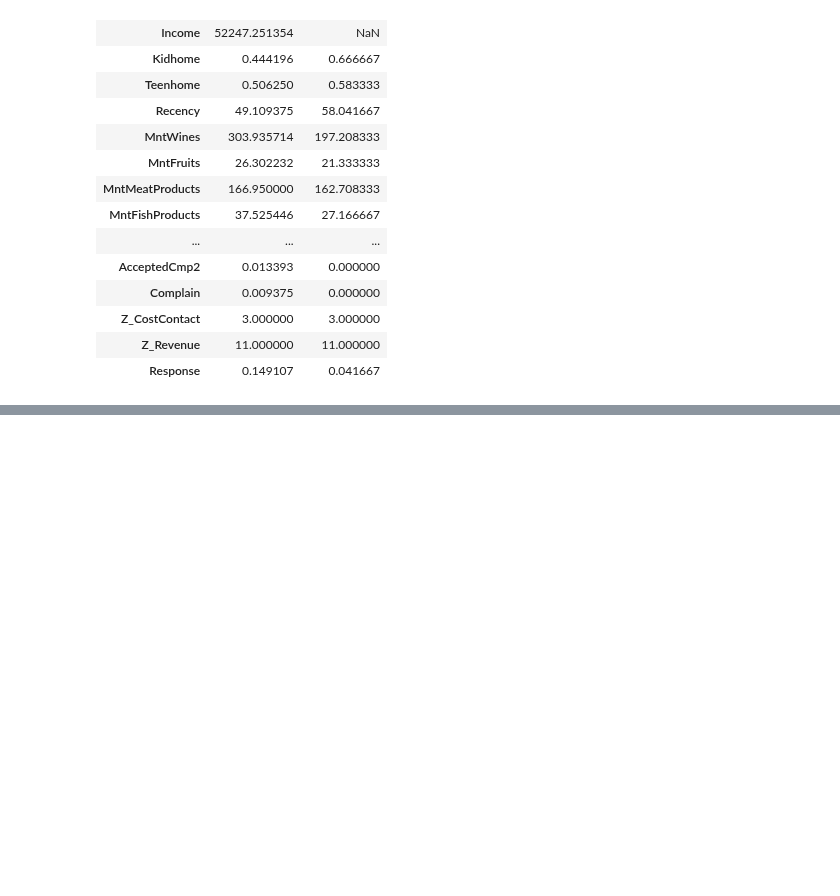
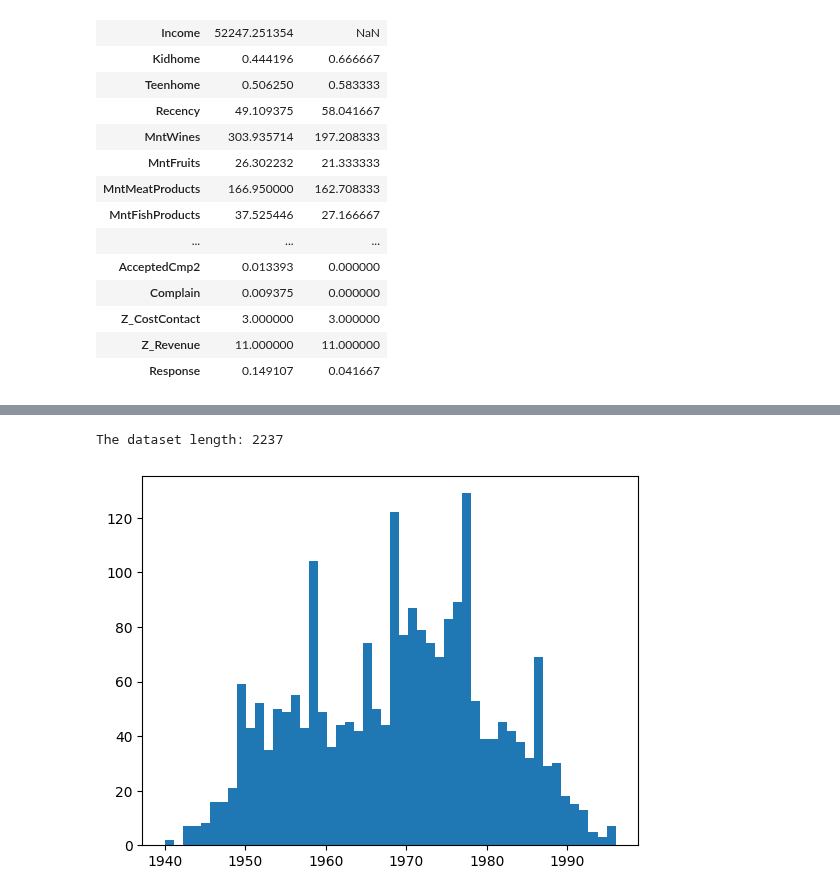
Before and after one commit to adrianciemerych/customer_personality_analysis_project, a Jupyter notebook: customer_personality_analysis.ipynb, the cells around one changed output, grey strips where cells are left out. Cells and saved outputs as stored; diff of their text form; code cells hidden in the pictures; blank space fills up the shorter version.

```diff
--- a/customer_personality_analysis.ipynb
+++ b/customer_personality_analysis.ipynb
@@ -108,0 +158,11 @@ In the next step null values of Income will be filled in with the mean
+# %%
+# Removing inconsistent data in term of birth year
+data = data[data['Year_Birth'] >= 1920]
+print('The dataset length:', len(data))
+
+# Plot a distribution after removing the redundant rows
+plt.hist(data['Year_Birth'], bins = 50)
+plt.show()
+# %% [output]
+The dataset length: 2237
+[figure, added]
```
Also changed, not shown: parts of 16 cells of this notebook.
